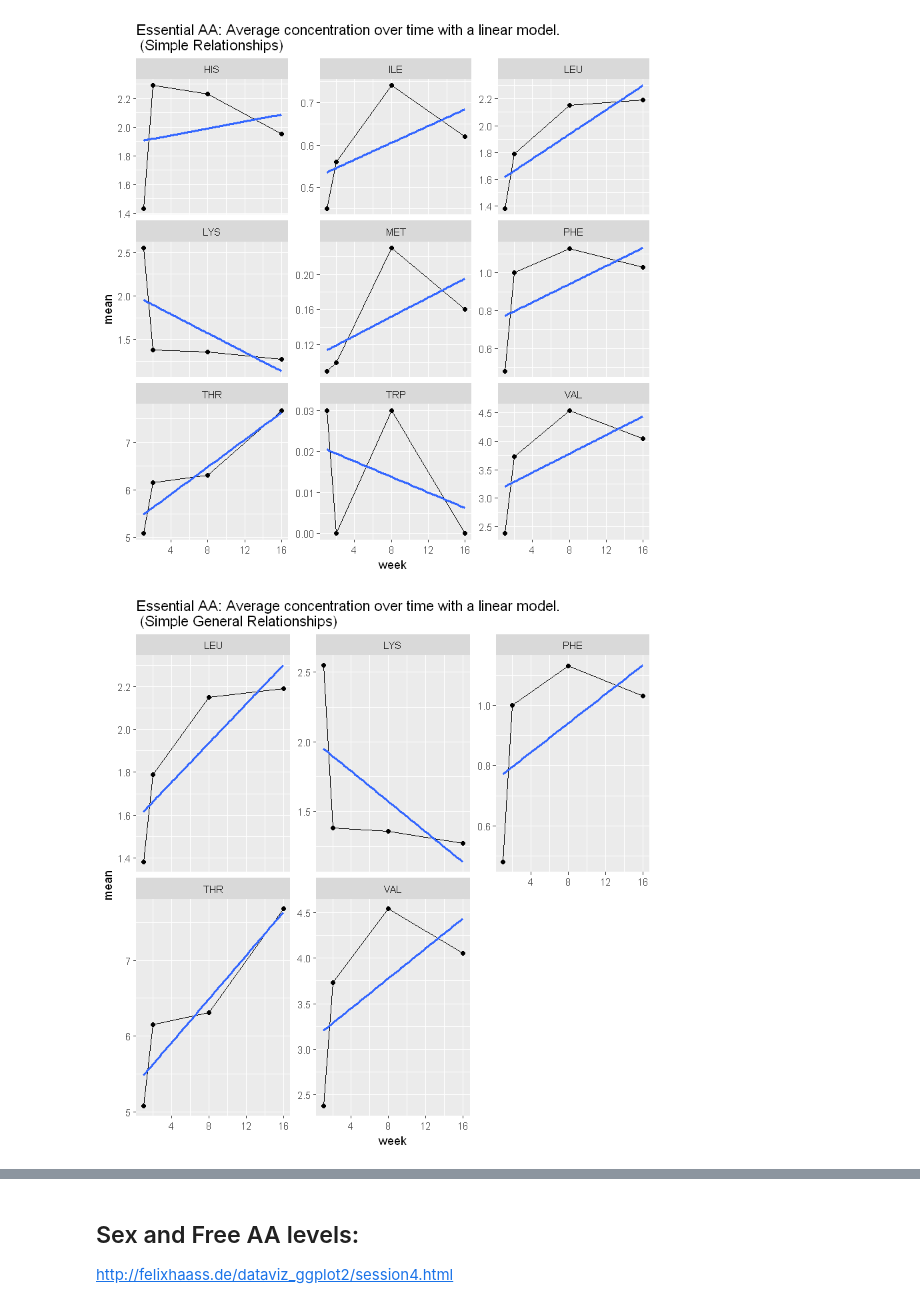
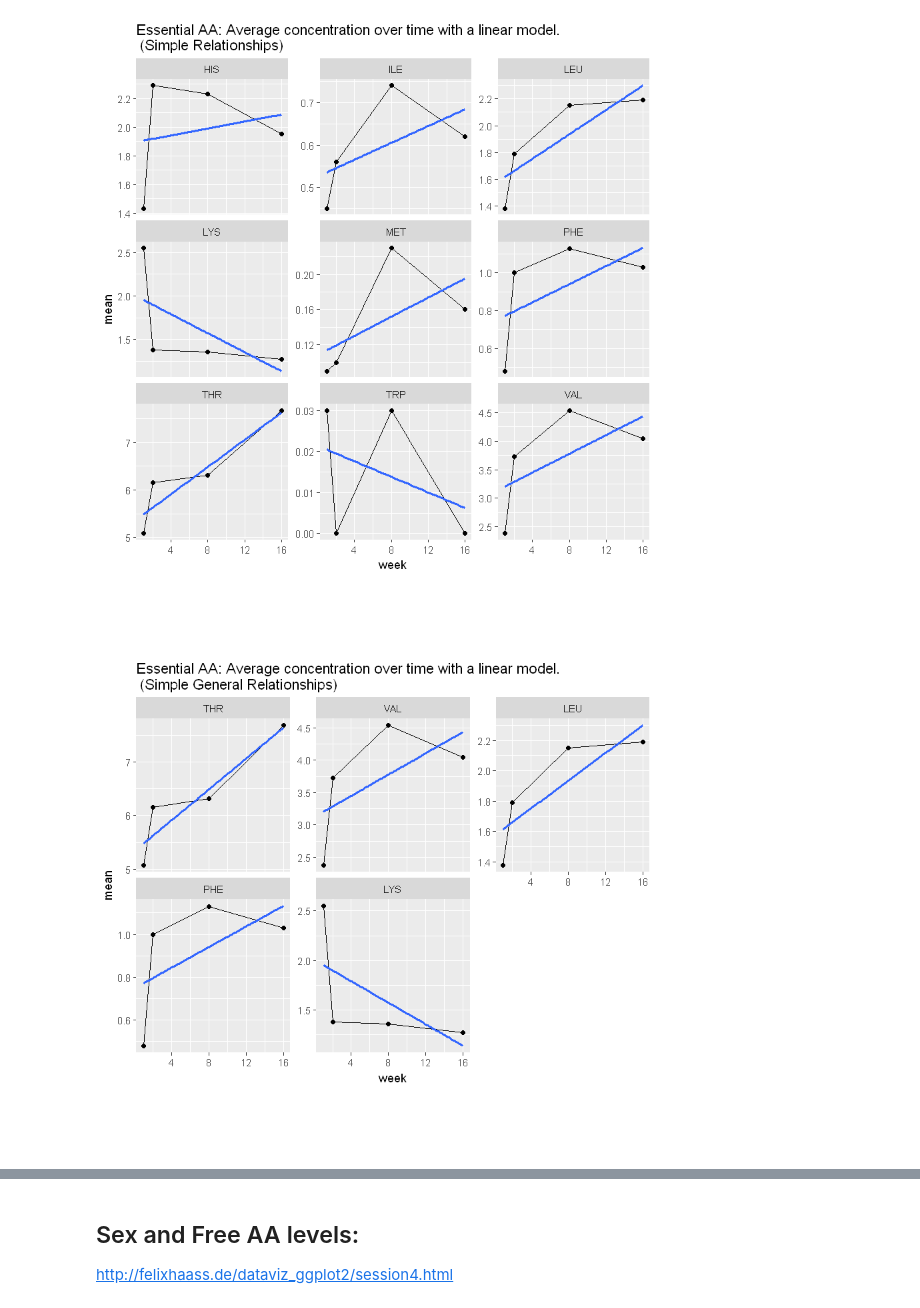
Before and after one commit to notblank/AA-leche-humana, a Jupyter notebook: Report Plots.ipynb, the cells around one changed output, grey strips where cells are left out. Drawn from its saved outputs; the diff is of its cells as text; code cells hidden in the pictures.

```diff
--- a/Report Plots.ipynb
+++ b/Report Plots.ipynb
@@ -342,16 +342,18 @@ ggplot(AA_E_mean_plot, aes(x = week, y = mean)) +
 # %% [output]
 [figure]
 # %%
-# THR, VAL, LEU, PHE
-E_SIMPLE <- AA_E_mean_plot %>% filter(AA == 'THR' | AA == 'VAL' | AA == 'LEU' | AA == 'PHE' | AA == 'LYS')
+# THR, VAL, LEU, PHE, LYS
+E_SIMPLE <- AA_E_mean_plot %>% filter(AA == 'THR' | AA == 'VAL' | AA == 'LEU' | AA == 'PHE' | AA == 'LYS') %>%
+                mutate(AA = factor(AA, levels = c('THR', 'VAL', 'LEU', 'PHE', 'LYS')))
 
 #png(filename="./plots/EAA_simple.png", units="cm", width=20, height=20, res = 300)
 ggplot(E_SIMPLE, aes(x = week, y = mean)) +
     geom_point() + geom_line() +
     #geom_pointrange( aes(ymin = mean - sd, ymax = mean + sd)) +
     facet_wrap(~AA,  scales = "free_y") + geom_smooth(method = lm, se = F) +
+    theme(aspect.ratio = 1) +
     ggtitle('Essential AA: Average concentration over time with a linear model. \n (Simple General Relationships)')
 #dev.off()
 # %% [output]
-[figure, old version]
+[figure, new version]
 # %%
```
Also changed, not shown: parts of 18 cells of this notebook, 32 other files.
